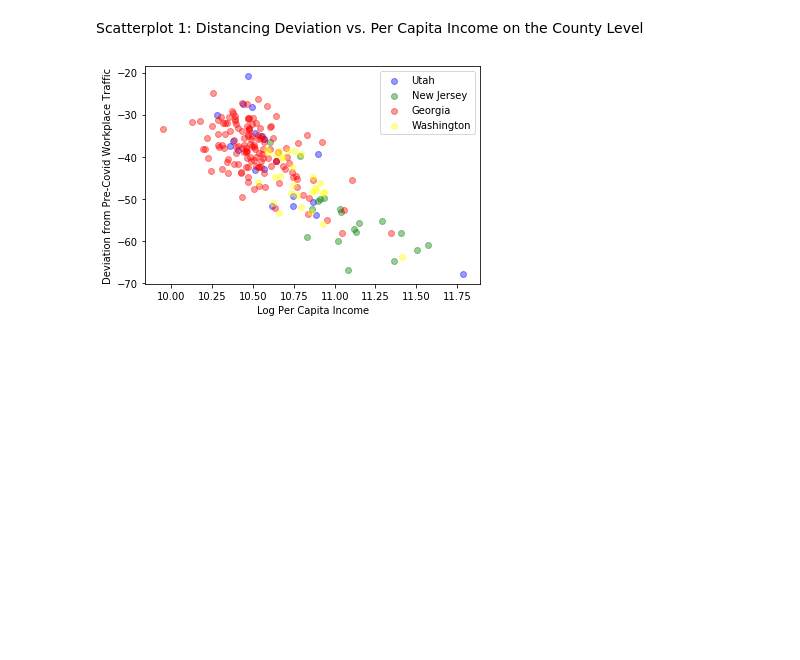
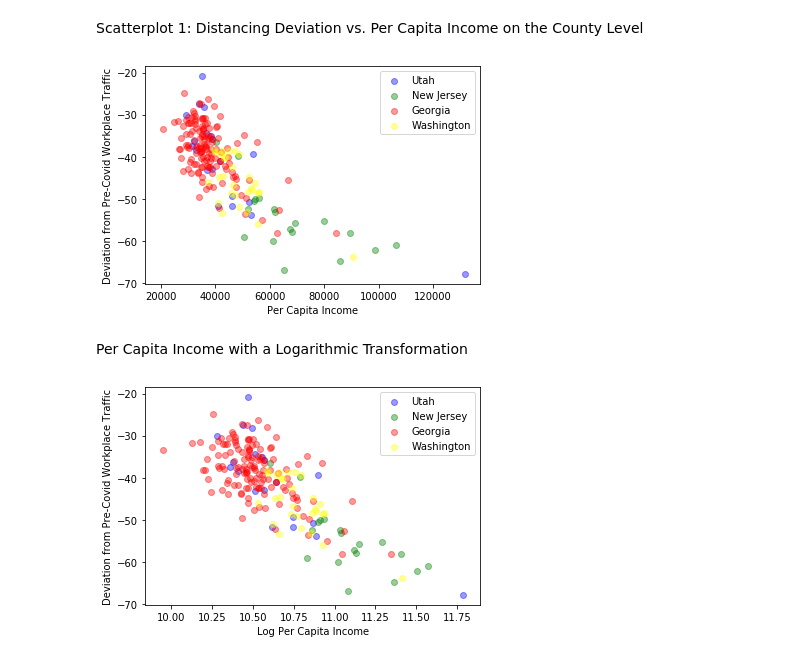
Before and after one commit to zb3qk/Social-Distancing-By-Occupation, a Jupyter notebook: regressions.ipynb, the cells around one changed output. Saved outputs shown, nothing was run; the diff lists cells and outputs as text; code cells hidden in the pictures; blank space fills up the shorter version.

```diff
--- a/regressions.ipynb
+++ b/regressions.ipynb
@@ -357,6 +359,11 @@ nj_Xc=list(nj_Xc)
 ga_Xc=list(ga_Xc)
 was_Xc=list(was_Xc)
 
+ut_Xd=list(utah['Per Capita Income 2018'])
+nj_Xd=list(nj['Per Capita Income 2018'])
+ga_Xd=list(ga['Per Capita Income 2018'])
+was_Xd=list(was['Per Capita Income 2018'])
+
 ut_Y=list(ut_Y)
 nj_Y=list(nj_Y)
 ga_Y=list(ga_Y)
@@ -368,6 +375,19 @@ col[39:176]=['blue']*138
 col[177:205]=['yellow']*29
 # %% [markdown]
 Scatterplot 1: Distancing Deviation vs. Per Capita Income on the County Level
+# %%
+plt.scatter(ut_Xd, ut_Y, color='blue', label="Utah",alpha=0.4)
+plt.scatter(nj_Xd, nj_Y, color='green', label="New Jersey",alpha=0.4)
+plt.scatter(ga_Xd, ga_Y, color='red', label="Georgia",alpha=0.4)
+plt.scatter(was_Xd, was_Y, color='yellow', label="Washington",alpha=0.4)
+plt.legend(loc="upper right")
+plt.xlabel("Per Capita Income")
+plt.ylabel("Deviation from Pre-Covid Workplace Traffic")
+plt.show()
+# %% [output]
+[figure, added]
+# %% [markdown]
+Per Capita Income with a Logarithmic Transformation
 # %%
 plt.scatter(ut_X, ut_Y, color='blue', label="Utah",alpha=0.4)
 plt.scatter(nj_X, nj_Y, color='green', label="New Jersey",alpha=0.4)
```
Also changed, not shown: parts of 3 cells of this notebook.
